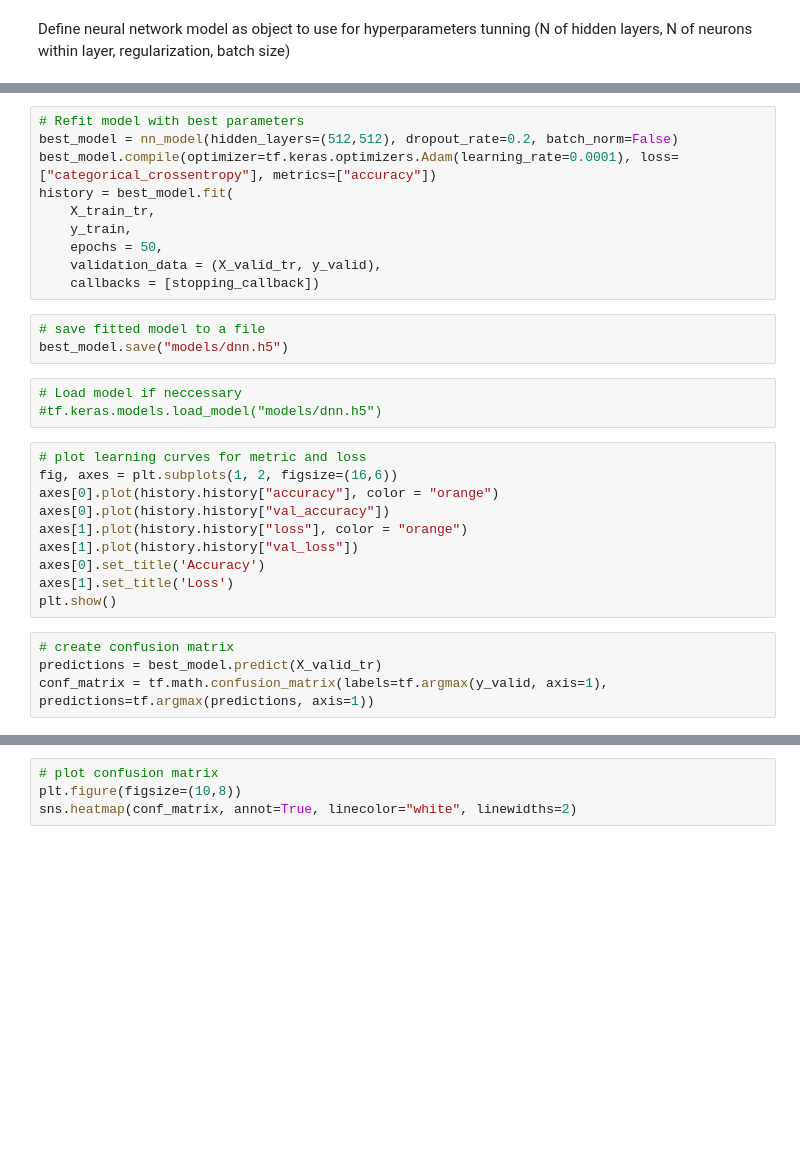
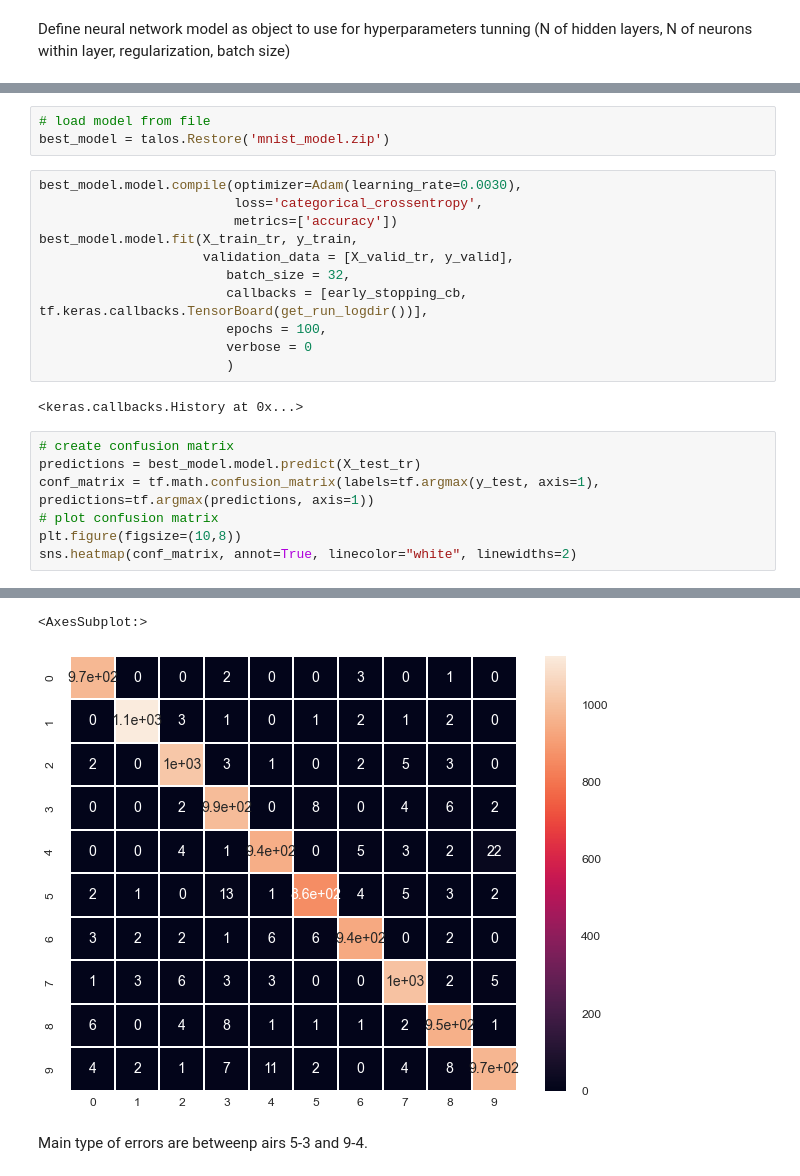
Before and after one commit to SzymonMizak/mnist_project, a Jupyter notebook: jupyter/notebook.ipynb, the cells around one changed output, grey strips where cells are left out. Drawn from its saved outputs; the diff is of its cells as text; blank space fills up the shorter version.

```diff
--- a/jupyter/notebook.ipynb
+++ b/jupyter/notebook.ipynb
@@ -88,30 +176,24 @@ grid_search_cv.best_params_
+# %%
+# load model from file
+best_model = talos.Restore('mnist_model.zip')
 # %%
-# Refit model with best parameters
-best_model = nn_model(hidden_layers=(512,512), dropout_rate=0.2, batch_norm=False)
-best_model.compile(optimizer=tf.keras.optimizers.Adam(learning_rate=0.0001), loss=["categorical_crossentropy"], metrics=["accuracy"])
-history = best_model.fit(
-    X_train_tr,
-    y_train,
-    epochs = 50,
-    validation_data = (X_valid_tr, y_valid),
-    callbacks = [stopping_callback])
+best_model.model.compile(optimizer=Adam(learning_rate=0.0030),
+                         loss='categorical_crossentropy',
+                         metrics=['accuracy'])
+best_model.model.fit(X_train_tr, y_train,
+                     validation_data = [X_valid_tr, y_valid],
+                        batch_size = 32,
+                        callbacks = [early_stopping_cb, tf.keras.callbacks.TensorBoard(get_run_logdir())],
+                        epochs = 100,
+                        verbose = 0
+                        )
+# %% [output]
+<keras.callbacks.History at 0x...>
-# %%
-# save fitted model to a file
-best_model.save("models/dnn.h5")
-# %%
-# Load model if neccessary
-#tf.keras.models.load_model("models/dnn.h5")
-# %%
-# plot learning curves for metric and loss
-fig, axes = plt.subplots(1, 2, figsize=(16,6))
-axes[0].plot(history.history["accuracy"], color = "orange")
-axes[0].plot(history.history["val_accuracy"])
-axes[1].plot(history.history["loss"], color = "orange")
-axes[1].plot(history.history["val_loss"])
-axes[0].set_title('Accuracy')
-axes[1].set_title('Loss')
-plt.show()
 # %%
 # create confusion matrix
-predictions = best_model.predict(X_valid_tr)
-conf_matrix = tf.math.confusion_matrix(labels=tf.argmax(y_valid, axis=1), predictions=tf.argmax(predictions, axis=1))
+predictions = best_model.model.predict(X_test_tr)
+conf_matrix = tf.math.confusion_matrix(labels=tf.argmax(y_test, axis=1), predictions=tf.argmax(predictions, axis=1))
+# plot confusion matrix
+plt.figure(figsize=(10,8))
+sns.heatmap(conf_matrix, annot=True, linecolor="white", linewidths=2)
+# %% [output]
@@ -118,6 +201,6 @@ conf_matrix = tf.math.confusion_matrix(labels=tf.argmax(y_valid, axis=1), predic
+<AxesSubplot:>
+[figure, added]
-# %%
-# plot confusion matrix
-plt.figure(figsize=(10,8))
-sns.heatmap(conf_matrix, annot=True, linecolor="white", linewidths=2)
+# %% [markdown]
+Main type of errors are betweenp airs 5-3 and 9-4.
 # %%
 # evaluate model on test set
```
Also changed, not shown: parts of 19 cells of this notebook, 1 other file.
